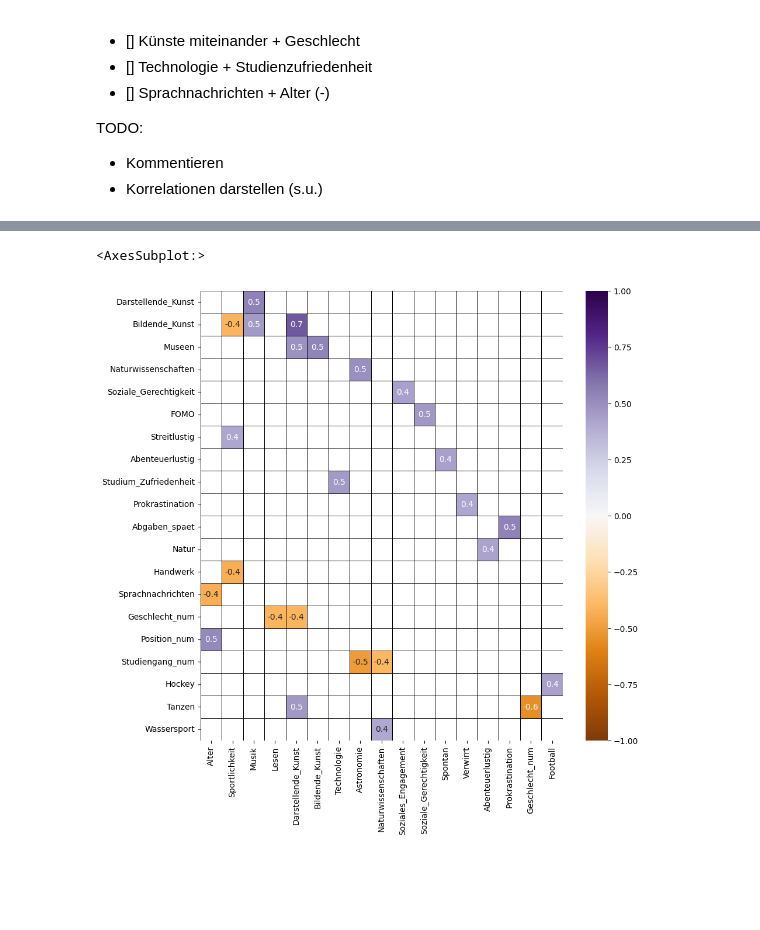
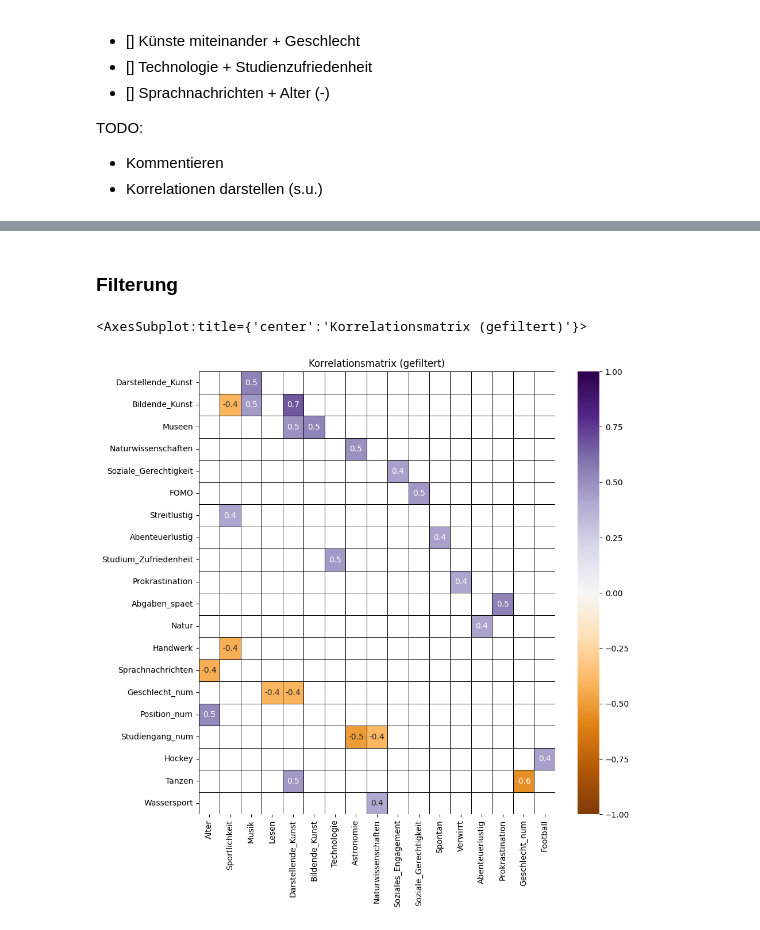
Before and after one commit to JulianCatnip/StudentMatcher, a Jupyter notebook: 02_Korrelationsanalyse.ipynb, the cells around one changed output, grey strips where cells are left out. Cells and saved outputs as stored; diff of their text form; code cells hidden in the pictures; blank space fills up the shorter version.

```diff
--- a/02_Korrelationsanalyse.ipynb
+++ b/02_Korrelationsanalyse.ipynb
@@ -47,14 +40,17 @@ sb.heatmap(data.corr(), ax=ax, annot=True, vmin=-1, vmax=1, fmt=".1f", cmap="PuO
+# %% [markdown]
+### Filterung
 # %%
 fig, ax = plt.subplots(figsize=(10,10))
+plt.title('Korrelationsmatrix (gefiltert)')
 
-lower_tri = data_corr.where(np.tril(np.ones(data_corr.shape), k=-1).astype(bool))
+lower_tri = correlation_matrix.where(np.tril(np.ones(correlation_matrix.shape), k=-1).astype(bool))
 # keep only values under -0.4 and over 0.4
-filtered_corr_matrix = data_corr[(lower_tri <= -0.4) | (lower_tri >= 0.4)]
+filtered_corr_matrix = correlation_matrix[(lower_tri <= -0.4) | (lower_tri >= 0.4)]
 # remove all nan columns
 filtered_corr_matrix = filtered_corr_matrix.dropna(axis=0, how='all')
 filtered_corr_matrix = filtered_corr_matrix.dropna(axis=1, how='all')
 
 sb.heatmap(filtered_corr_matrix, ax=ax, annot=True, vmin=-1, vmax=1, fmt=".1f", cmap="PuOr", linewidth=0.5, linecolor="black")
 # %% [output]
-<AxesSubplot:>
+<AxesSubplot:title={'center':'Korrelationsmatrix (gefiltert)'}>
-[figure, old version]
+[figure, new version]
```
Also changed, not shown: parts of 33 cells of this notebook, 1 other file.
